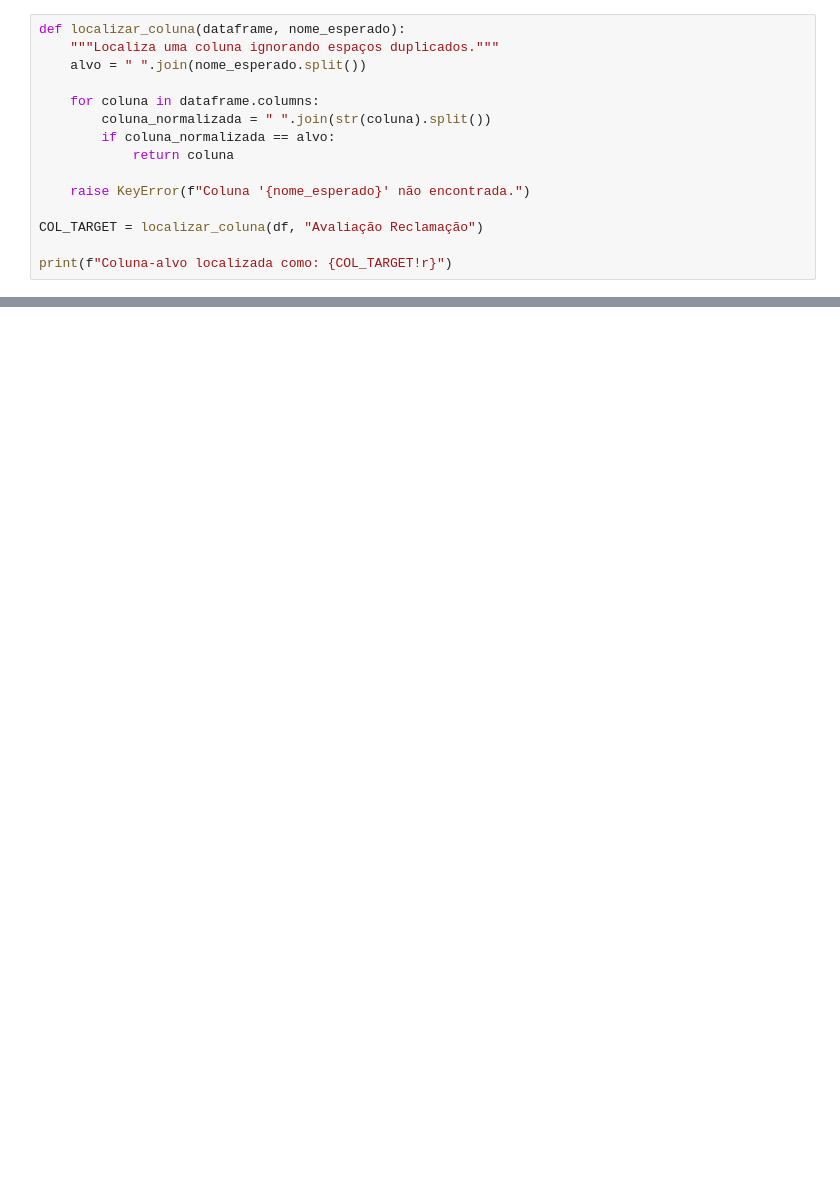
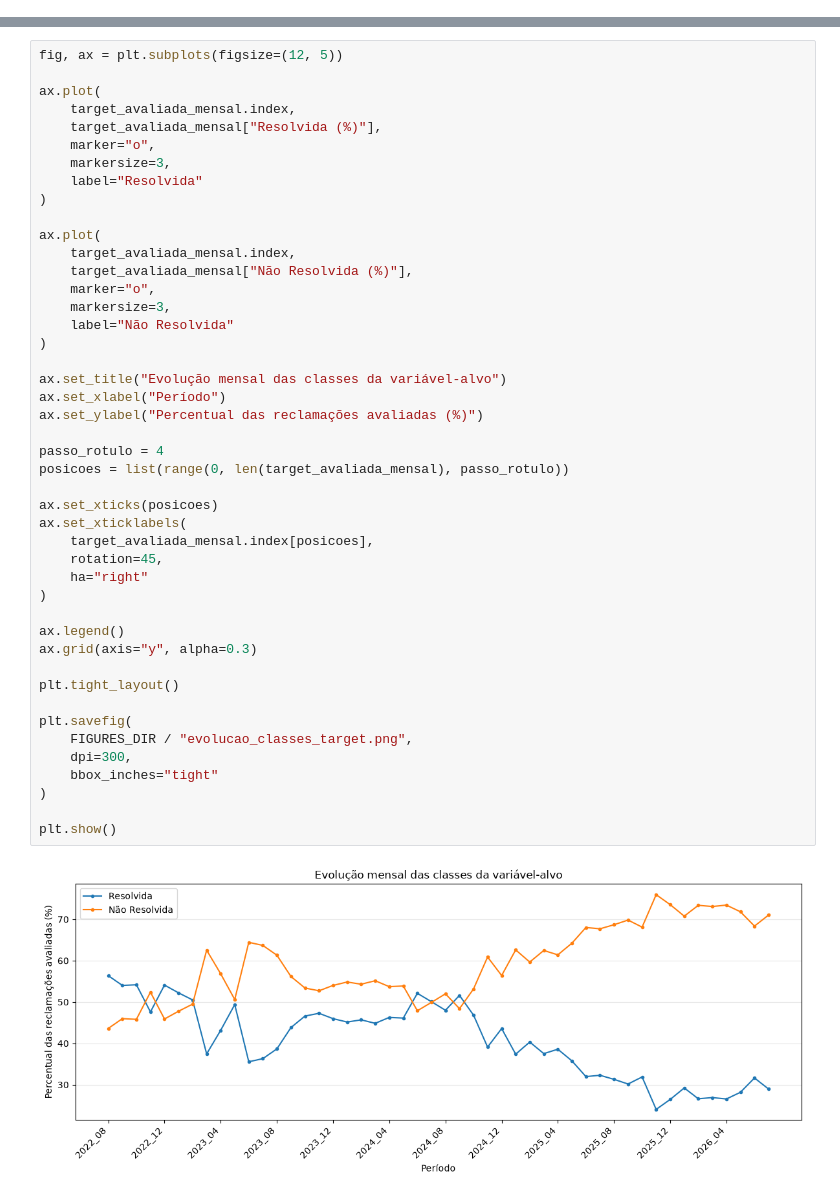
Before and after one commit to brunof7/script_md, a Jupyter notebook: notebooks/02_qualidade_dados.ipynb, the cells around one changed output, grey strips where cells are left out. Drawn from its saved outputs; the diff is of its cells as text; blank space fills up the shorter version.

```diff
--- a/notebooks/02_qualidade_dados.ipynb
+++ b/notebooks/02_qualidade_dados.ipynb
@@ -164,15 +0,0 @@ Nesta etapa verificamos se existem categorias inesperadas e qual é a distribui
-# %%
-def localizar_coluna(dataframe, nome_esperado):
-    """Localiza uma coluna ignorando espaços duplicados."""
-    alvo = " ".join(nome_esperado.split())
-
-    for coluna in dataframe.columns:
-        coluna_normalizada = " ".join(str(coluna).split())
-        if coluna_normalizada == alvo:
-            return coluna
-
-    raise KeyError(f"Coluna '{nome_esperado}' não encontrada.")
-
-COL_TARGET = localizar_coluna(df, "Avaliação Reclamação")
-
-print(f"Coluna-alvo localizada como: {COL_TARGET!r}")
@@ -313,0 +784,47 @@ Com base nesta auditoria, o próximo notebook poderá tratar:
+# %%
+fig, ax = plt.subplots(figsize=(12, 5))
+
+ax.plot(
+    target_avaliada_mensal.index,
+    target_avaliada_mensal["Resolvida (%)"],
+    marker="o",
+    markersize=3,
+    label="Resolvida"
+)
+
+ax.plot(
+    target_avaliada_mensal.index,
+    target_avaliada_mensal["Não Resolvida (%)"],
+    marker="o",
+    markersize=3,
+    label="Não Resolvida"
+)
+
+ax.set_title("Evolução mensal das classes da variável-alvo")
+ax.set_xlabel("Período")
+ax.set_ylabel("Percentual das reclamações avaliadas (%)")
+
+passo_rotulo = 4
+posicoes = list(range(0, len(target_avaliada_mensal), passo_rotulo))
+
+ax.set_xticks(posicoes)
+ax.set_xticklabels(
+    target_avaliada_mensal.index[posicoes],
+    rotation=45,
+    ha="right"
+)
+
+ax.legend()
+ax.grid(axis="y", alpha=0.3)
+
+plt.tight_layout()
+
+plt.savefig(
+    FIGURES_DIR / "evolucao_classes_target.png",
+    dpi=300,
+    bbox_inches="tight"
+)
+
+plt.show()
+# %% [output]
+[figure, added]
```
Also changed, not shown: parts of 92 cells of this notebook, 13 other files.
